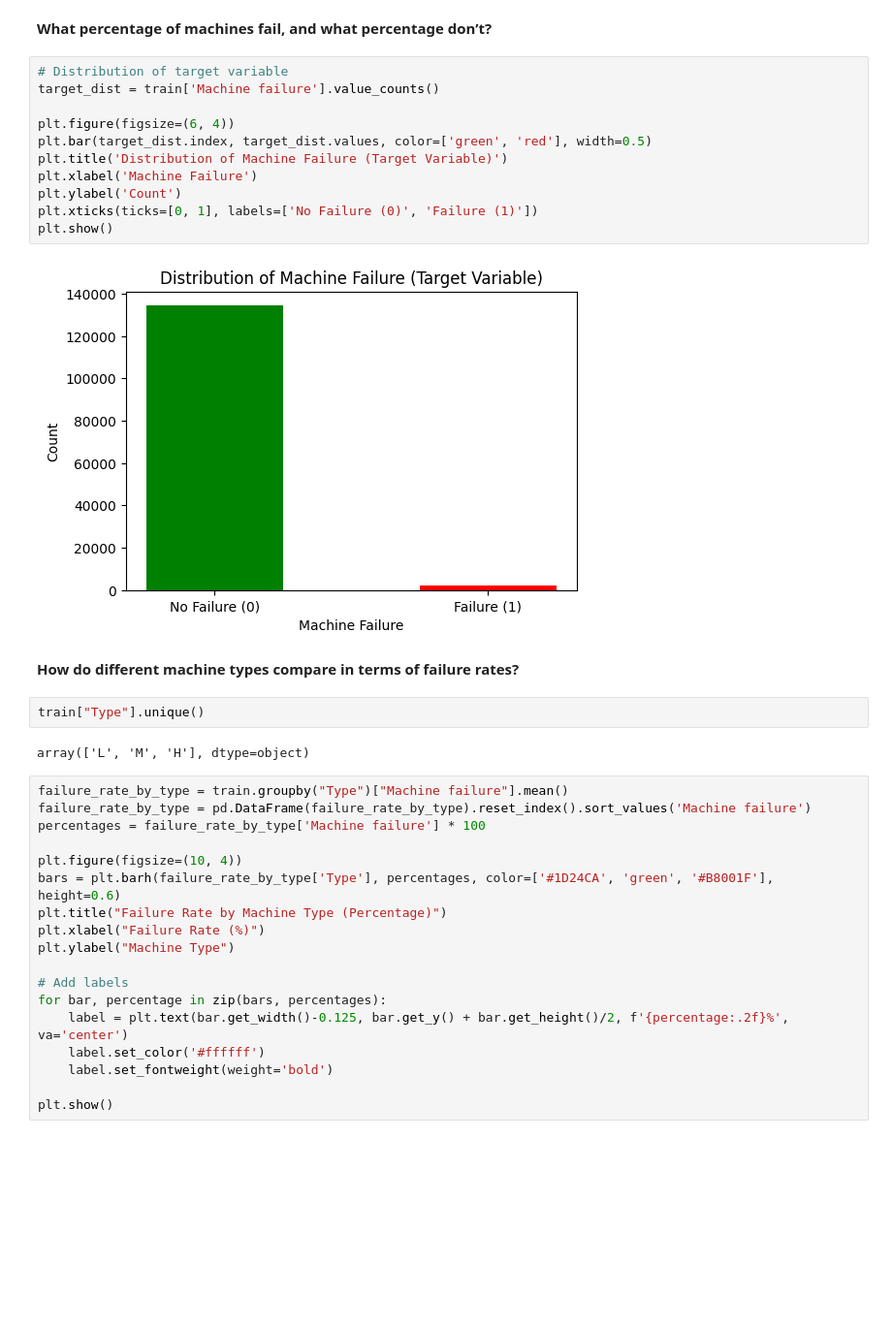
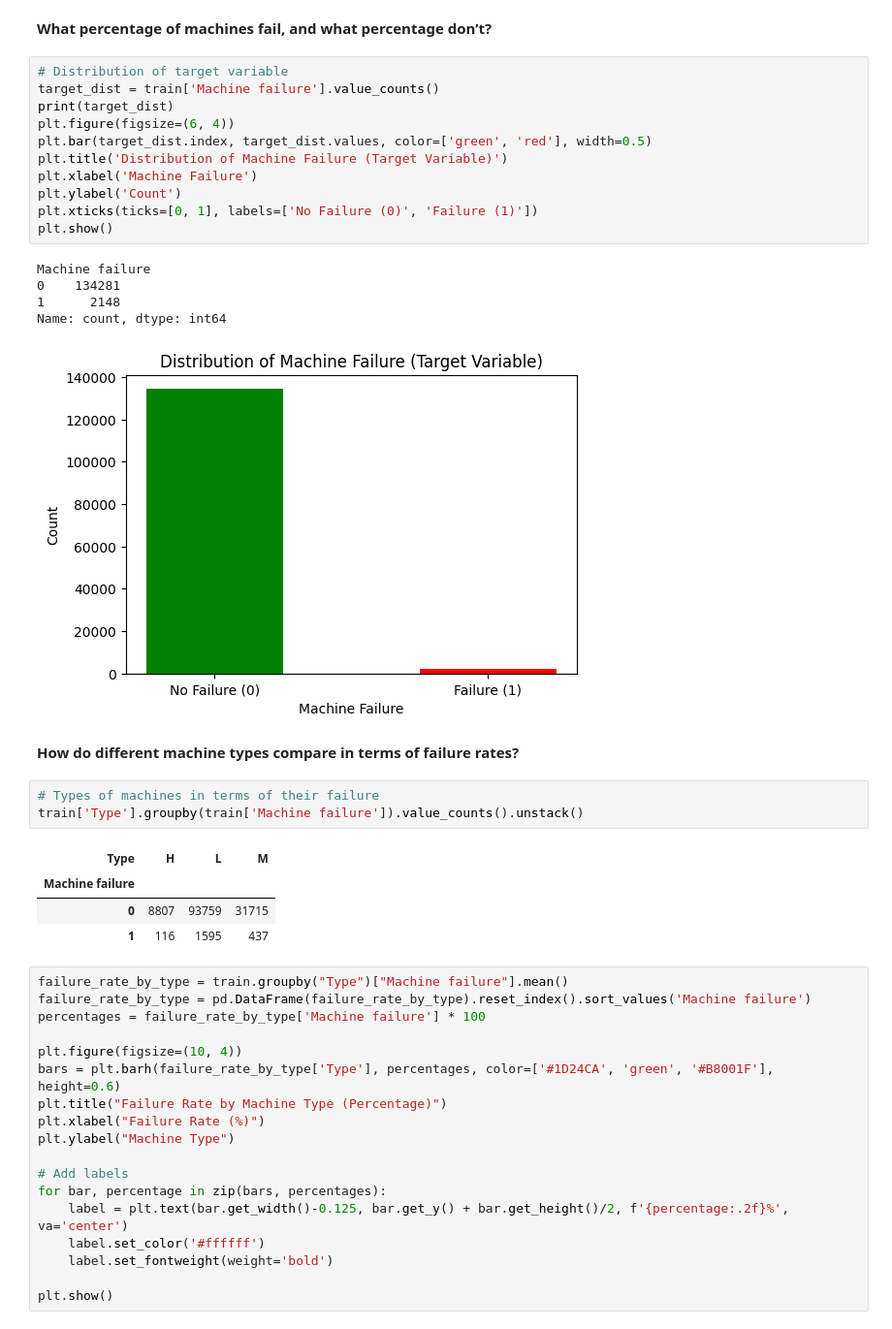
Before and after one commit to neehanthreddym/machine-failure-prediction, a Jupyter notebook: notebooks/machine_failure_classification.ipynb, the cells around one changed output. Shown: that part at 97% size. Saved outputs shown, nothing was run; the diff lists cells and outputs as text; blank space fills up the shorter version.

```diff
--- a/notebooks/machine_failure_classification.ipynb
+++ b/notebooks/machine_failure_classification.ipynb
@@ -109,7 +109,7 @@ train.describe().T
 # %%
 # Distribution of target variable
 target_dist = train['Machine failure'].value_counts()
-
+print(target_dist)
 plt.figure(figsize=(6, 4))
 plt.bar(target_dist.index, target_dist.values, color=['green', 'red'], width=0.5)
 plt.title('Distribution of Machine Failure (Target Variable)')
@@ -118,13 +118,21 @@ plt.ylabel('Count')
 plt.xticks(ticks=[0, 1], labels=['No Failure (0)', 'Failure (1)'])
 plt.show()
 # %% [output]
+Machine failure
+0    134281
+1      2148
+Name: count, dtype: int64
 [figure]
 # %% [markdown]
 **How do different machine types compare in terms of failure rates?**
-# %%
-train["Type"].unique()
-# %% [output]
-array(['L', 'M', 'H'], dtype=object)
+# %%
+# Types of machines in terms of their failure
+train['Type'].groupby(train['Machine failure']).value_counts().unstack()
+# %% [output]
+| Type | H | L | M |
+| Machine failure |  |  |  |
+| 0 | 8807 | 93759 | 31715 |
+| 1 | 116 | 1595 | 437 |
 # %%
 failure_rate_by_type = train.groupby("Type")["Machine failure"].mean()
 failure_rate_by_type = pd.DataFrame(failure_rate_by_type).reset_index().sort_values('Machine failure')
```
Also changed, not shown: 2 other files.
